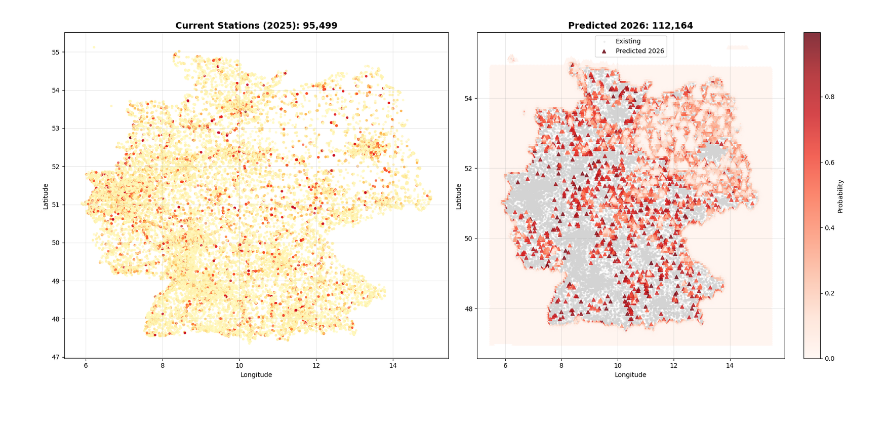
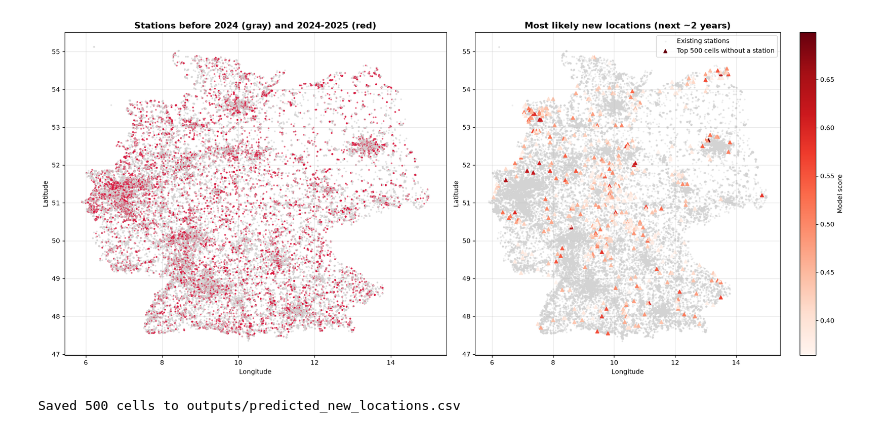
Before and after one commit to Elanus22/data-science, a Jupyter notebook: Charging Station_Location_Prediction.ipynb, the cells around one changed output. Saved outputs shown, nothing was run; the diff lists cells and outputs as text; code cells hidden in the pictures.

```diff
--- a/Charging Station_Location_Prediction.ipynb
+++ b/Charging Station_Location_Prediction.ipynb
@@ -15,5 +30,5 @@ warnings.filterwarnings('ignore')
 # %%
-df = pd.read_csv(r"C:\Users\jaron\Documents\GenAI\Projekt\Ladesaeulenregister_BNetzA_smaller.CSV")
+df = pd.read_csv("data/Ladesaeulenregister_BNetzA_smaller.CSV")
 display(df.head(3))
 df.info()
 # %% [output]
@@ -385,0 +401,17 @@ Top predictions probability range: 0.000 - 0.996
+# %%
+T_PRED = 2026
+X_pred_all = build_features(P, df_clean, T_PRED)
+in_area_pred = (X_pred_all['stations_within_50km'] > 0).values
+pred = df_grid[in_area_pred].reset_index(drop=True)
+X_pred = X_pred_all.loc[in_area_pred, feature_cols].reset_index(drop=True)
+pred['score'] = best_model.predict_proba(X_pred)[:, 1]
+pred['has_station'] = X_pred['has_station_before'].values
+pred['stations_within_20km'] = X_pred['stations_within_20km'].values
+pred['dist_to_major_city'] = X_pred['dist_to_major_city'].values
+
+N_TOP = 500
+top_new = pred[pred['has_station'] == 0].sort_values('score', ascending=False).head(N_TOP)
+print(f"Cells in study area: {len(pred):,}, of which without a station: {(pred['has_station']==0).sum():,}")
+print(f"Cells without a station and score >= 0.5: {((pred['has_station']==0) & (pred['score']>=0.5)).sum():,}")
+print(f"Top {N_TOP} cells without a station, score range: {top_new['score'].min():.3f} - {top_new['score'].max():.3f}")
+display(top_new[['lat', 'lon', 'score', 'stations_within_20km', 'dist_to_major_city']].head(10).round(3))
@@ -386,25 +433,18 @@ Top predictions probability range: 0.000 - 0.996
 # %%
 fig, axes = plt.subplots(1, 2, figsize=(18, 8))
 
-# Current stations
-axes[0].scatter(df_clean['lon'], df_clean['lat'], c=df_clean['power_kw'], cmap='YlOrRd', s=8, alpha=0.6)
-axes[0].set_title(f'Current Stations ({latest_year:.0f}): {current_total:,}', fontsize=14, fontweight='bold')
-axes[0].set_xlabel('Longitude')
-axes[0].set_ylabel('Latitude')
-axes[0].grid(True, alpha=0.3)
+colors = np.where(df_clean['commissioning_year'] >= T_TRAIN, 'crimson', 'lightgray')
+axes[0].scatter(df_clean['lon'], df_clean['lat'], c=colors, s=3, alpha=0.5)
+axes[0].set_title(f'Stations before {T_TRAIN} (gray) and {T_TRAIN}-2025 (red)', fontsize=14, fontweight='bold')
+axes[0].set_xlabel('Longitude'); axes[0].set_ylabel('Latitude'); axes[0].grid(True, alpha=0.3)
 
-# Predictions
-axes[1].scatter(df_clean['lon'], df_clean['lat'], c='lightgray', s=5, alpha=0.3, label='Existing')
-scatter = axes[1].scatter(top_predictions['lon'], top_predictions['lat'],
-                          c=top_predictions['probability'], cmap='Reds', s=30, alpha=0.8, marker='^', label='Predicted 2026')
-axes[1].set_title(f'Predicted 2026: {current_total + new_stations_2026:,}', fontsize=14, fontweight='bold')
-axes[1].set_xlabel('Longitude')
-axes[1].set_ylabel('Latitude')
-axes[1].legend()
-axes[1].grid(True, alpha=0.3)
-plt.colorbar(scatter, ax=axes[1], label='Probability')
-
+axes[1].scatter(df_clean['lon'], df_clean['lat'], c='lightgray', s=3, alpha=0.3, label='Existing stations')
+sc = axes[1].scatter(top_new['lon'], top_new['lat'], c=top_new['score'], cmap='Reds', s=30, marker='^',
+                     label=f'Top {N_TOP} cells without a station')
+axes[1].set_title('Most likely new locations (next ~2 years)', fontsize=14, fontweight='bold')
+axes[1].set_xlabel('Longitude'); axes[1].set_ylabel('Latitude'); axes[1].legend(); axes[1].grid(True, alpha=0.3)
+plt.colorbar(sc, ax=axes[1], label='Model score')
 plt.tight_layout()
 plt.show()
 # %% [output]
-[figure, old version]
+[figure, new version]
@@ -417,0 +451,10 @@ predictions_export.to_csv('predicted_stations_2026.csv', index=False)
+# %%
+# export: top cells without a station, ranked by model score
+Path('outputs').mkdir(exist_ok=True)
+export = top_new[['lat', 'lon', 'score']].round({'lat': 2, 'lon': 2, 'score': 4}).copy()
+export['model'] = best_model_name
+export['horizon'] = 'next ~2 years from Sep 2025'
+export.to_csv('outputs/predicted_new_locations.csv', index=False)
+print(f"Saved {len(export)} cells to outputs/predicted_new_locations.csv")
+# %% [output]
+Saved 500 cells to outputs/predicted_new_locations.csv
```
Also changed, not shown: parts of 22 cells of this notebook, 5 other files.
